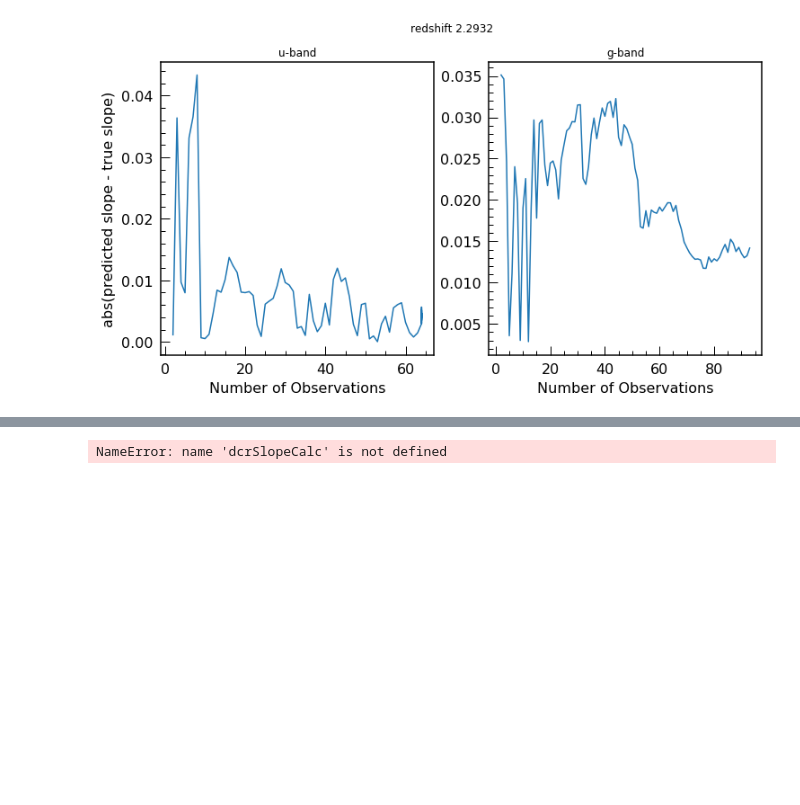
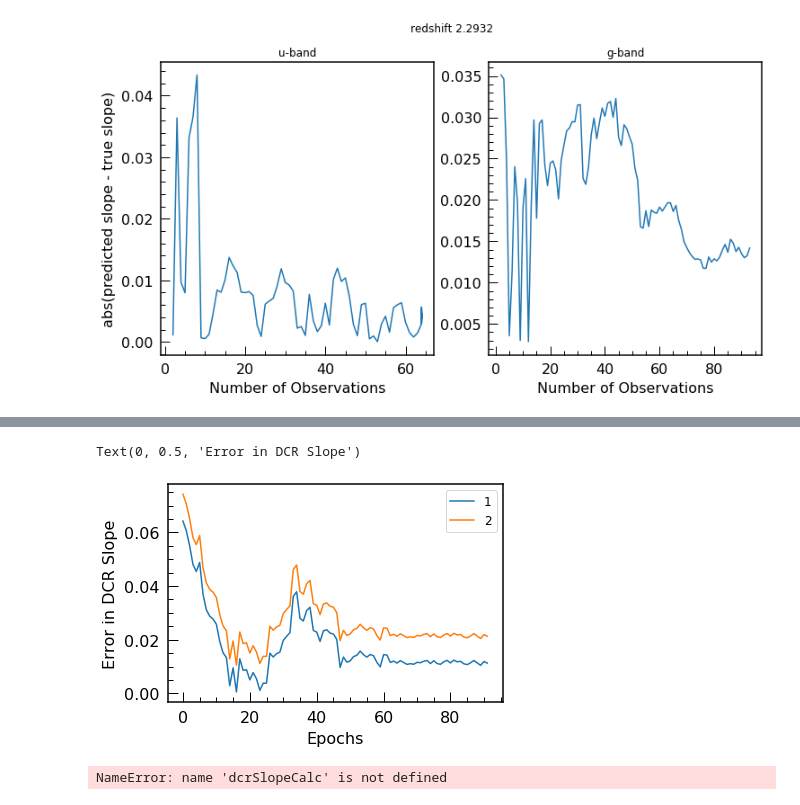
Before and after one commit to RichardsGroup/LSSTprep, a Jupyter notebook: DCR/AstrometryMetricwithoutMAF-addingObs.ipynb, the cells around one changed output, grey strips where cells are left out. Cells and saved outputs as stored; diff of their text form; code cells hidden in the pictures; blank space fills up the shorter version.

```diff
--- a/DCR/AstrometryMetricwithoutMAF-addingObs.ipynb
+++ b/DCR/AstrometryMetricwithoutMAF-addingObs.ipynb
@@ -289,0 +309,2 @@ plt.savefig('DiffSlopevRedshift/diffSlopevRedshift' + str(test_quasars['zspec'][
+# %%
+dfSlopes = pd.DataFrame()
@@ -289,0 +338,6 @@ plt.savefig('DiffSlopevRedshift/diffSlopevRedshift' + str(test_quasars['zspec'][
+# %%
+ind=1
+dfSlopes[ind] = diff_array_u
+# %%
+ind=2
+dfSlopes[ind] = diff_array_u+0.01
@@ -290,3 +365,10 @@ plt.savefig('DiffSlopevRedshift/diffSlopevRedshift' + str(test_quasars['zspec'][
+# %%
+ax = dfSlopes.plot()
+ax.set_xlabel('Epochs')
+ax.set_ylabel('Error in DCR Slope')
+# %% [output]
+Text(0, 0.5, 'Error in DCR Slope')
+[figure, added]
 # %%
 number_to_leave = 2
 while number_to_leave <= 40:
```
Also changed, not shown: parts of 4 cells of this notebook, 1 other file.
